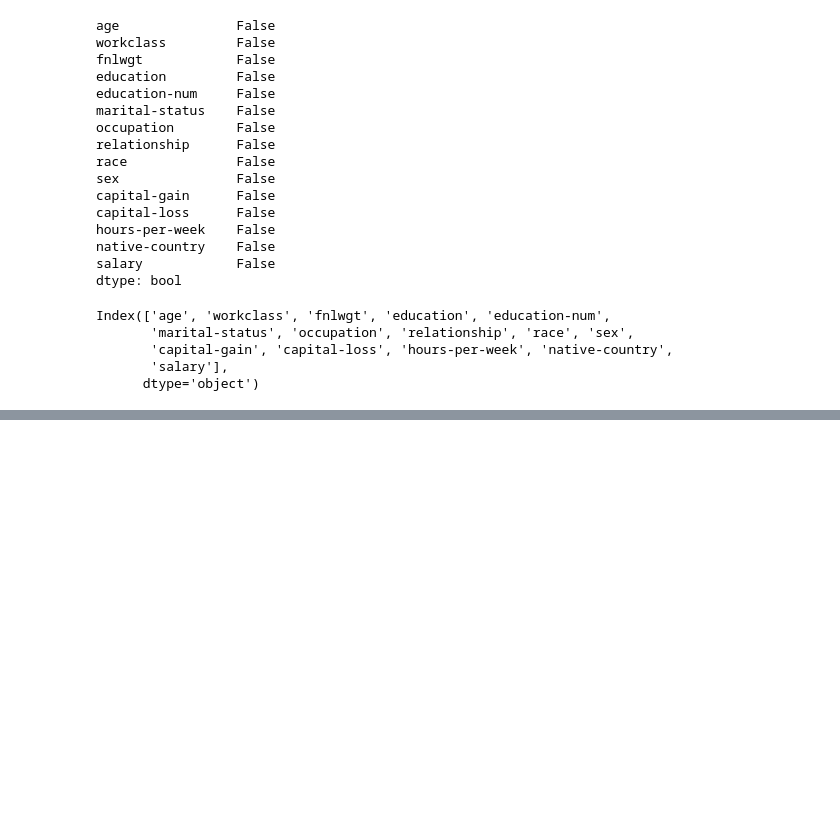
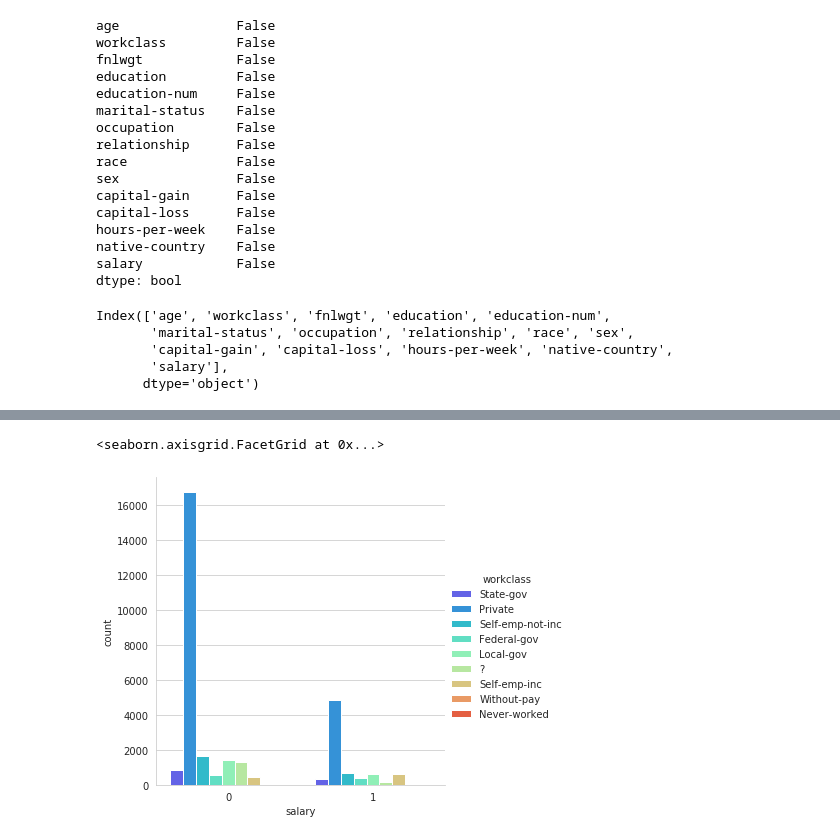
Before and after one commit to Arx1971/Predict-Person-Yearly-Salary, a Jupyter notebook: FinalProject_Spring2020.ipynb, the cells around one changed output, grey strips where cells are left out. Drawn from its saved outputs; the diff is of its cells as text; code cells hidden in the pictures; blank space fills up the shorter version.

```diff
--- a/FinalProject_Spring2020.ipynb
+++ b/FinalProject_Spring2020.ipynb
@@ -179,0 +185,6 @@ sns.boxplot(df['hours-per-week'])
+# %%
+sns.set_style('whitegrid')
+sns.factorplot('salary', kind='count', hue='workclass', data=df,palette='rainbow')
+# %% [output]
+<seaborn.axisgrid.FacetGrid at 0x...>
+[figure, added]
```
Also changed, not shown: parts of 10 cells of this notebook.
